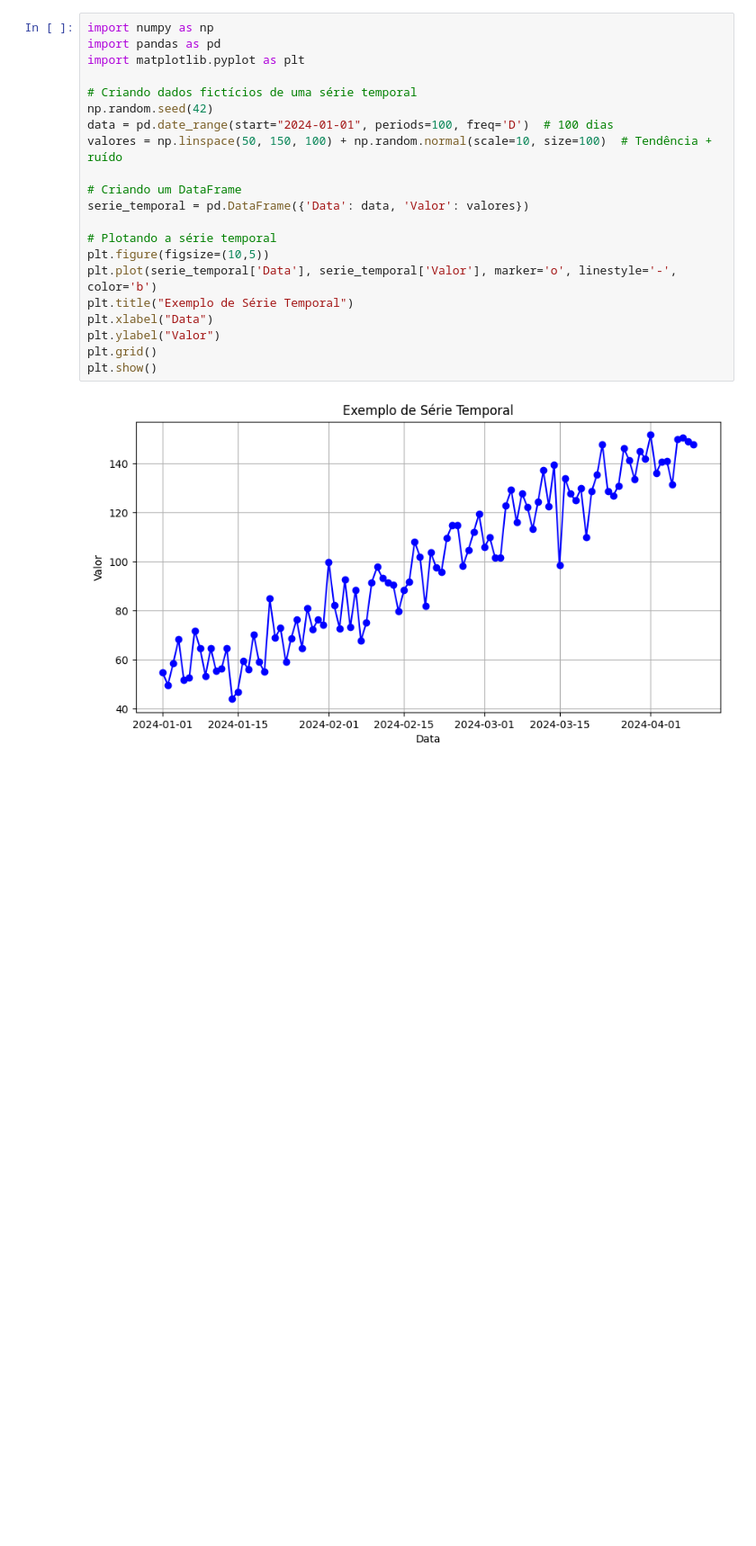
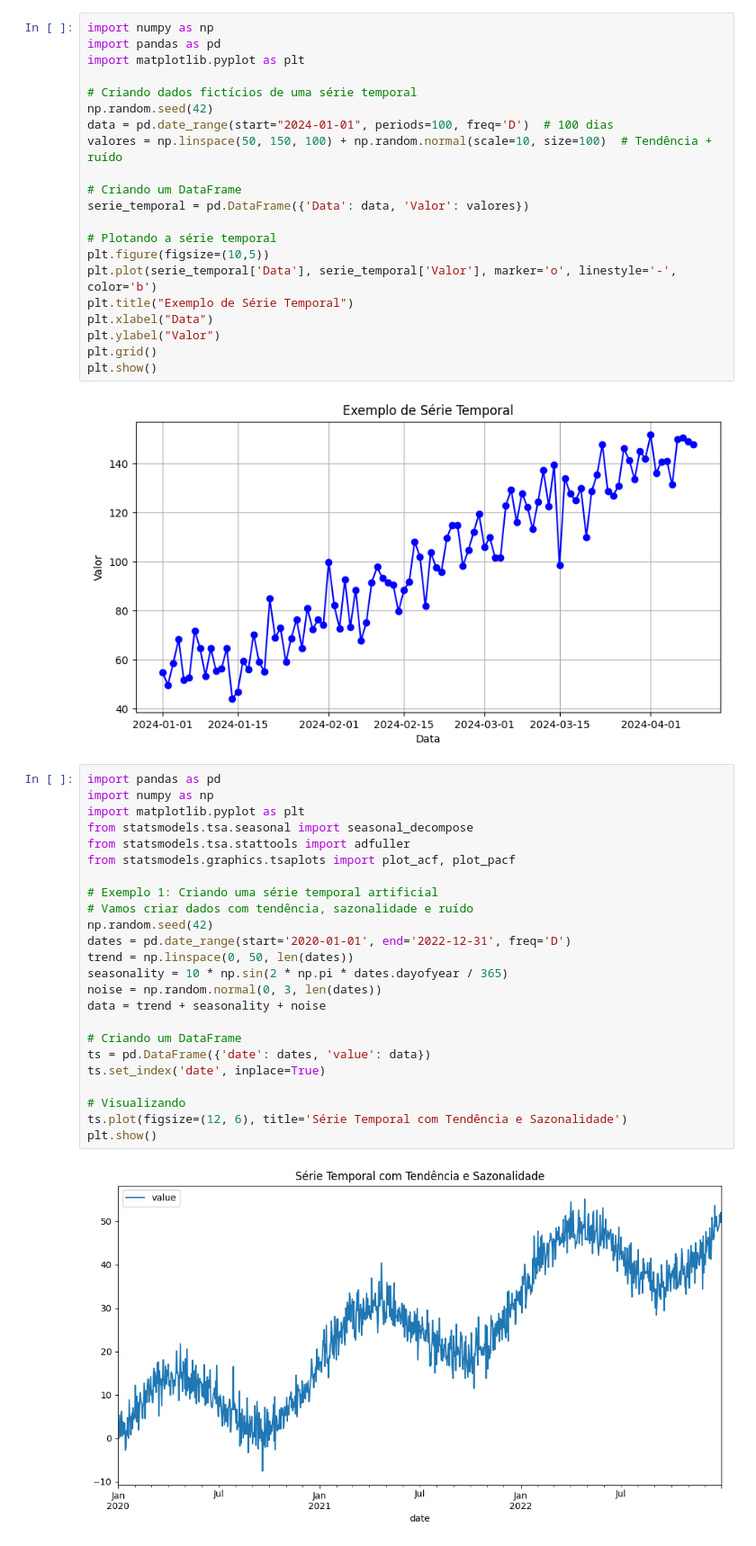
Before and after one commit to gustavocoderjs/An-lise-de-Dados-, a Jupyter notebook: Notebooks/series-temporais.ipynb, the cells around one changed output. Shown: that part at 90% size. Saved outputs shown, nothing was run; the diff lists cells and outputs as text; blank space fills up the shorter version.

```diff
--- a/Notebooks/series-temporais.ipynb
+++ b/Notebooks/series-temporais.ipynb
@@ -21,3 +21,29 @@ plt.grid()
 plt.show()
 # %% [output]
 [figure]
+# %%
+import pandas as pd
+import numpy as np
+import matplotlib.pyplot as plt
+from statsmodels.tsa.seasonal import seasonal_decompose
+from statsmodels.tsa.stattools import adfuller
+from statsmodels.graphics.tsaplots import plot_acf, plot_pacf
+
+# Exemplo 1: Criando uma série temporal artificial
+# Vamos criar dados com tendência, sazonalidade e ruído
+np.random.seed(42)
+dates = pd.date_range(start='2020-01-01', end='2022-12-31', freq='D')
+trend = np.linspace(0, 50, len(dates))
+seasonality = 10 * np.sin(2 * np.pi * dates.dayofyear / 365)
+noise = np.random.normal(0, 3, len(dates))
+data = trend + seasonality + noise
+
+# Criando um DataFrame
+ts = pd.DataFrame({'date': dates, 'value': data})
+ts.set_index('date', inplace=True)
+
+# Visualizando
+ts.plot(figsize=(12, 6), title='Série Temporal com Tendência e Sazonalidade')
+plt.show()
+# %% [output]
+[figure, added]
```
Also changed, not shown: parts of 5 cells of this notebook.
